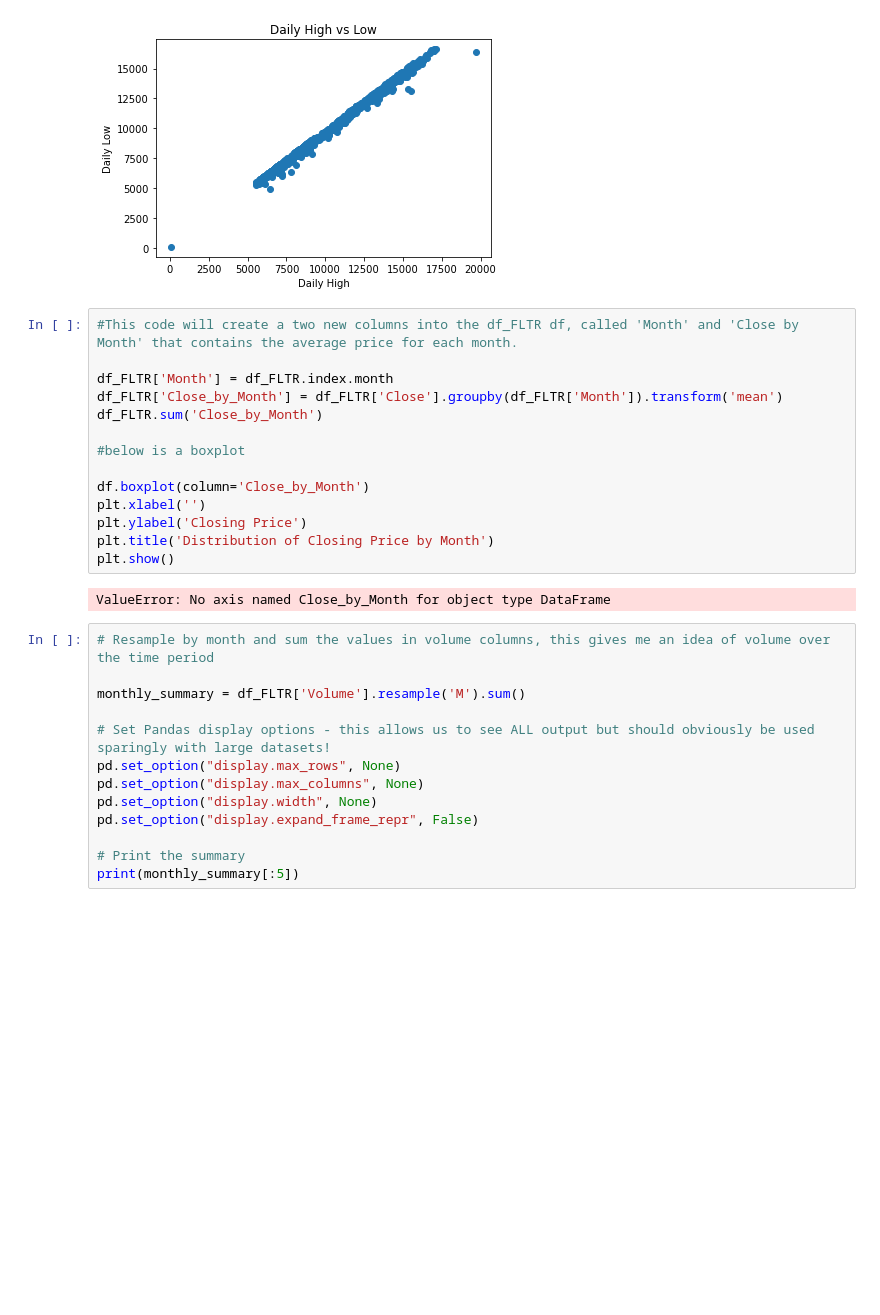
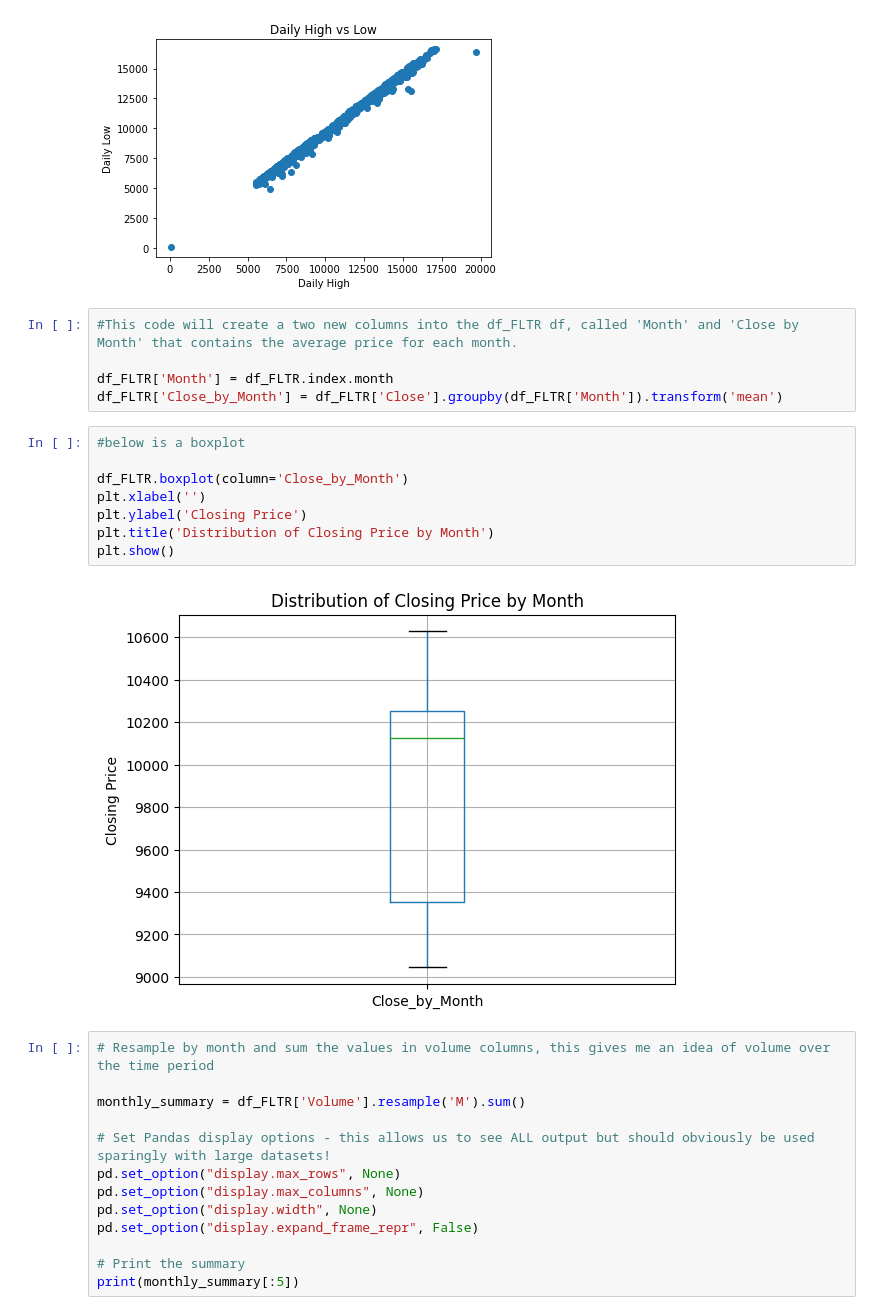
Before and after one commit to Gitmsherbert/-UCDPA_Mark_Herbert, a Jupyter notebook: FLTR_Panda.ipynb, the cells around one changed output. Drawn from its saved outputs; the diff is of its cells as text; blank space fills up the shorter version.

```diff
--- a/FLTR_Panda.ipynb
+++ b/FLTR_Panda.ipynb
@@ -305,17 +264,16 @@ plt.show()
 
 df_FLTR['Month'] = df_FLTR.index.month
 df_FLTR['Close_by_Month'] = df_FLTR['Close'].groupby(df_FLTR['Month']).transform('mean')
-df_FLTR.sum('Close_by_Month')
-
-#below is a boxplot
-
-df.boxplot(column='Close_by_Month')
-plt.xlabel('')
-plt.ylabel('Closing Price')
-plt.title('Distribution of Closing Price by Month')
-plt.show()
-# %% [output]
-ValueError: No axis named Close_by_Month for object type DataFrame
+# %%
+#below is a boxplot
+
+df_FLTR.boxplot(column='Close_by_Month')
+plt.xlabel('')
+plt.ylabel('Closing Price')
+plt.title('Distribution of Closing Price by Month')
+plt.show()
+# %% [output]
+[figure, added]
 # %%
 # Resample by month and sum the values in volume columns, this gives me an idea of volume over the time period
 
```
Also changed, not shown: parts of 24 cells of this notebook.
